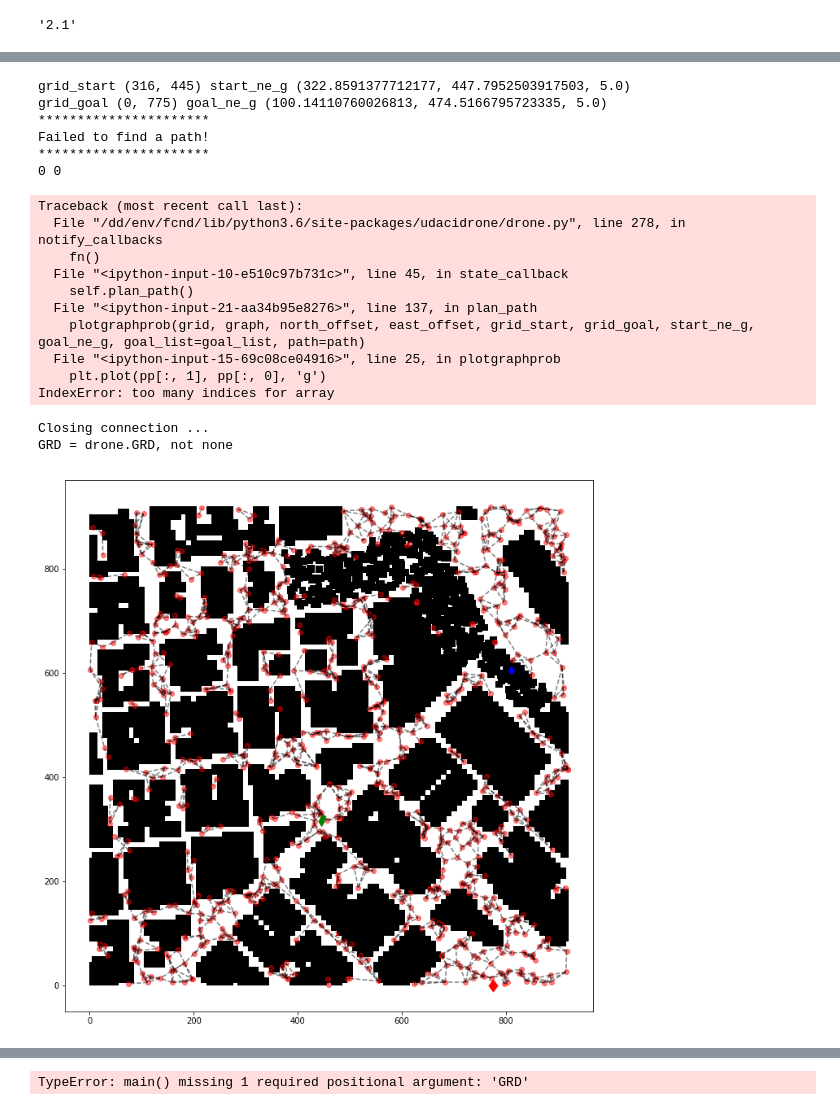
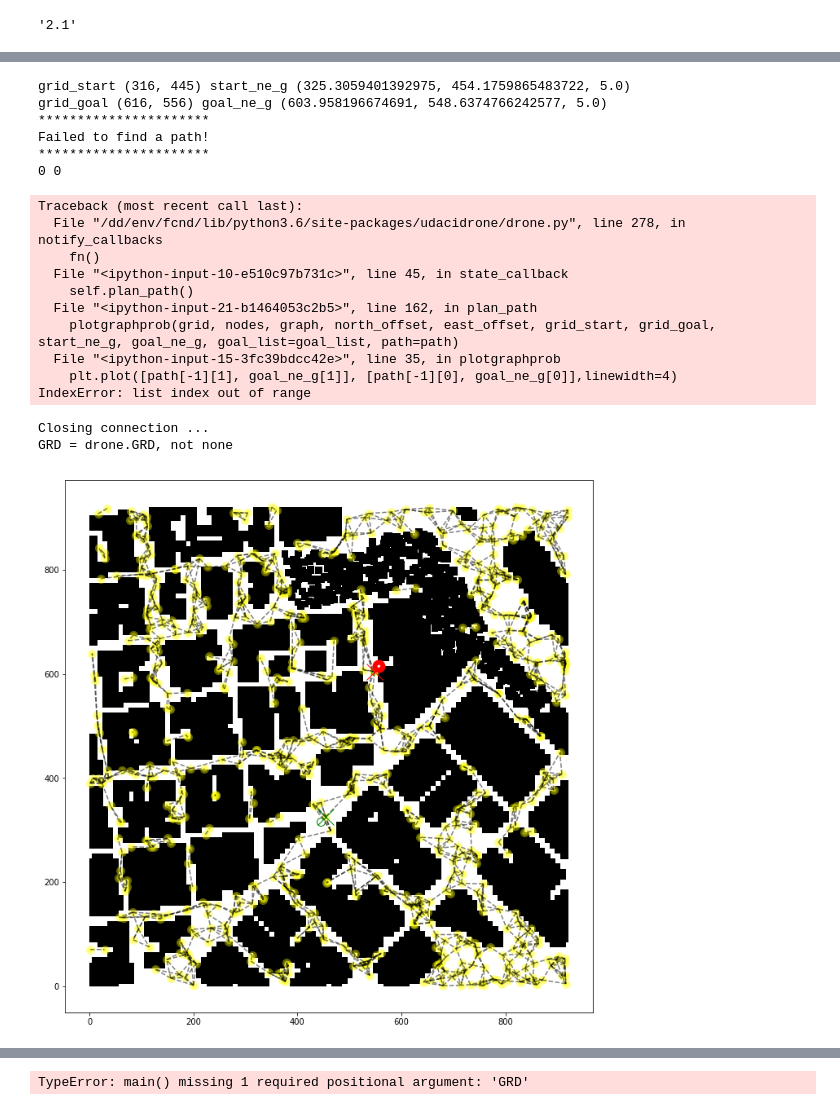
Before and after one commit to seyfig/3DMotionPlanning, a Jupyter notebook: probabilisticroadmap.ipynb, the cells around one changed output, grey strips where cells are left out. Drawn from its saved outputs; the diff is of its cells as text; code cells hidden in the pictures.

```diff
--- a/probabilisticroadmap.ipynb
+++ b/probabilisticroadmap.ipynb
@@ -676,6 +788,7 @@ def plan_path(self):
         #grid_goal = (int(np.rint(ng - north_offset)), int(np.rint(eg - east_offset)), int(np.rint(goal[2])))
         #2d
         grid_goal = (int(np.rint(ng - north_offset)), int(np.rint(eg - east_offset)))
+        grid_goal = (616, 556)
         print(grid_goal[1], grid_shape[1] - 1)
         if grid_goal[0] >= grid_shape[0]:
             grid_goal = (grid_shape[0] - 1, grid_goal[1])
@@ -706,10 +819,34 @@ def plan_path(self):
     nodes = self.GRD.nodes
     #start_ne_g = closest_point(graph, grid_start)
     #goal_ne_g = closest_point(graph, grid_goal)
-    start_ne_g = self.GRD.closest_node(grid_start)
-    goal_ne_g = self.GRD.closest_node(grid_goal)
+
+    grid_start_offset = None
+    grid_goal_offset = None
+    if len(grid_start) == 2:
+        grid_start_offset = (grid_start[0], grid_start[1] , TARGET_ALTITUDE)
+        grid_goal_offset = (grid_goal[0], grid_goal[1] , TARGET_ALTITUDE)
+    else:
+        grid_start_offset = (grid_start[0], grid_start[1] , grid_start[2])
+        grid_goal_offset = (grid_goal[0], grid_goal[1] , grid_goal[2])
+    """
+    if len(grid_start) == 2:
+        grid_start_offset = (grid_start[0] + north_offset, grid_start[1] + east_offset, TARGET_ALTITUDE)
+        grid_goal_offset = (grid_goal[0] + north_offset, grid_goal[1] + east_offset, TARGET_ALTITUDE)
+    else:
+        grid_start_offset = (grid_start[0] + north_offset, grid_start[1] + east_offset, grid_start[2])
+        grid_goal_offset = (grid_goal[0] + north_offset, grid_goal[1] + east_offset, grid_goal[2])
+    """
+
+
+
+    #start_ne_g2 = self.GRD.closest_node(grid_start_offset)
+    #goal_ne_g2 = self.GRD.closest_node(grid_goal_offset)
+    start_ne_g = closest_point(graph, grid_start_offset)
+    goal_ne_g = closest_point(graph, grid_goal_offset)
     #plotgraph(grid, edges, grid_start, grid_goal, start_ne_g, goal_ne_g, goal_list=goal_list)
-    plotgraphprob(grid, graph, north_offset, east_offset, grid_start, grid_goal, start_ne_g, goal_ne_g, goal_list=goal_list)
+    plotgraphprob(grid, nodes, graph, north_offset, east_offset, grid_start, grid_goal, start_ne_g, goal_ne_g, goal_list=goal_list)
+    #print("grid_start", grid_start, "start_ne_g", start_ne_g, "start_ne_g2", start_ne_g2)
+    #print("grid_goal", grid_goal, "goal_ne_g", goal_ne_g, "goal_ne_g2", goal_ne_g2)
     print("grid_start", grid_start, "start_ne_g", start_ne_g)
     print("grid_goal", grid_goal, "goal_ne_g", goal_ne_g)
 
@@ -718,12 +855,12 @@ def plan_path(self):
     print(len(path), cost)
     #plot(grid, grid_start, grid_goal, goal_list=[], path=path)
     #plotgraph(grid, edges, grid_start, grid_goal, start_ne_g, goal_ne_g, goal_list=goal_list, path=path)
-    plotgraphprob(grid, graph, north_offset, east_offset, grid_start, grid_goal, start_ne_g, goal_ne_g, goal_list=goal_list, path=path)
+    plotgraphprob(grid, nodes, graph, north_offset, east_offset, grid_start, grid_goal, start_ne_g, goal_ne_g, goal_list=goal_list, path=path)
 
     pruned_path = prune_path(path)
     print(len(pruned_path))
     #plotgraph(grid, edges, grid_start, grid_goal, start_ne_g, goal_ne_g, goal_list=goal_list, path=pruned_path)
-    plotgraphprob(grid, graph, north_offset, east_offset, grid_start, grid_goal, start_ne_g, goal_ne_g, goal_list=goal_list, path=pruned_path)
+    plotgraphprob(grid, nodes, graph, north_offset, east_offset, grid_start, grid_goal, start_ne_g, goal_ne_g, goal_list=goal_list, path=pruned_path)
     print("A* path:")
     for p in path:
         print(p)
@@ -739,10 +876,20 @@ def plan_path(self):
     #waypoints = [[p[0] + north_offset, p[1] + east_offset, TARGET_ALTITUDE, 0] for p in path]
     #waypoints = [[p[0] + north_offset, p[1] + east_offset, TARGET_ALTITUDE, 0] for p in pruned_path]
     #waypoints = [[int(np.rint(p[0] + north_offset)), int(np.rint(p[1] + east_offset)), TARGET_ALTITUDE, 0] for p in path]
+    #waypoints = [[int(np.rint(p[0] + north_offset)), int(np.rint(p[1] + east_offset)), TARGET_ALTITUDE, 0] for p in pruned_path]
+    #not this, is should star from 0,0
+    #waypoints = [[int(np.rint(p[0])), int(np.rint(p[1])), TARGET_ALTITUDE, 0] for p in pruned_path]
+
+
     waypoints = [[int(np.rint(p[0] + north_offset)), int(np.rint(p[1] + east_offset)), TARGET_ALTITUDE, 0] for p in pruned_path]
 
+    print("waypoints")
+    print(waypoints)
+    for w in waypoints:
+        print(w)
     # Set self.waypoints
     self.waypoints = waypoints
+    self.GRD.waypoints = waypoints
     # TODO: send waypoints to sim (this is just for visualization of waypoints)
     self.send_waypoints()
 MotionPlanning.plan_path = plan_path
@@ -769,19 +916,19 @@ cnqi: 183
-grid_start (316, 445) start_ne_g (322.8591377712177, 447.7952503917503, 5.0)
-grid_goal (0, 775) goal_ne_g (100.14110760026813, 474.5166795723335, 5.0)
+grid_start (316, 445) start_ne_g (325.3059401392975, 454.1759865483722, 5.0)
+grid_goal (616, 556) goal_ne_g (603.958196674691, 548.6374766242577, 5.0)
 **********************
 Failed to find a path!
 **********************
 0 0
 Traceback (most recent call last):
   File "/dd/env/fcnd/lib/python3.6/site-packages/udacidrone/drone.py", line 278, in notify_callbacks
     fn()
   File "<ipython-input-10-e510c97b731c>", line 45, in state_callback
     self.plan_path()
-  File "<ipython-input-21-aa34b95e8276>", line 137, in plan_path
-    plotgraphprob(grid, graph, north_offset, east_offset, grid_start, grid_goal, start_ne_g, goal_ne_g, goal_list=goal_list, path=path)
-  File "<ipython-input-15-69c08ce04916>", line 25, in plotgraphprob
-    plt.plot(pp[:, 1], pp[:, 0], 'g')
-IndexError: too many indices for array
+  File "<ipython-input-21-b1464053c2b5>", line 162, in plan_path
+    plotgraphprob(grid, nodes, graph, north_offset, east_offset, grid_start, grid_goal, start_ne_g, goal_ne_g, goal_list=goal_list, path=path)
+  File "<ipython-input-15-3fc39bdcc42e>", line 35, in plotgraphprob
+    plt.plot([path[-1][1], goal_ne_g[1]], [path[-1][0], goal_ne_g[0]],linewidth=4)
+IndexError: list index out of range
 Closing connection ...
 GRD = drone.GRD, not none
-[figure, old version]
+[figure, new version]
```
Also changed, not shown: parts of 5 cells of this notebook.
